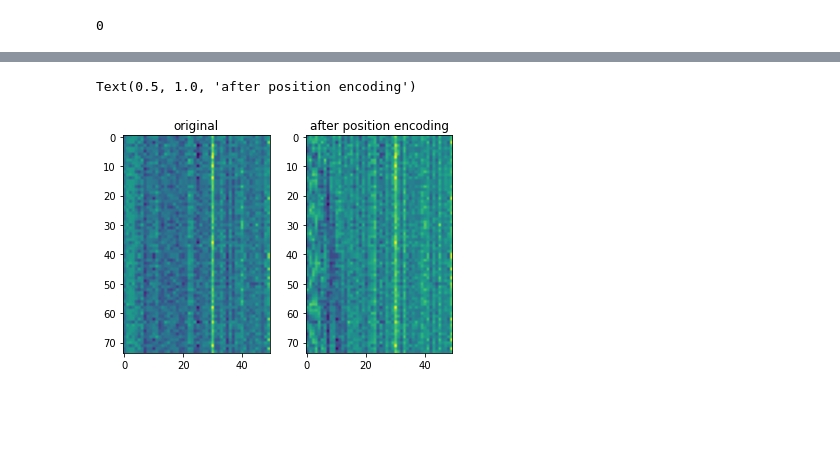
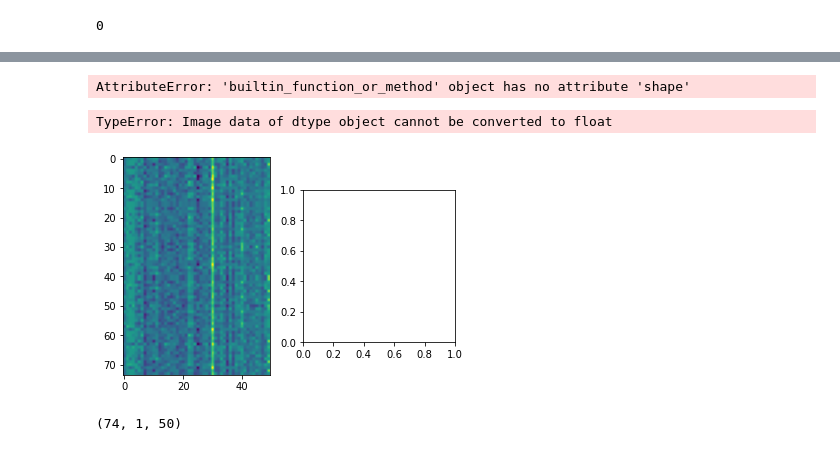
Before and after one commit to robelkebede/stance_detection, a Jupyter notebook: notebooks/Stance Detection.ipynb, the cells around one changed output, grey strips where cells are left out. Saved outputs shown, nothing was run; the diff lists cells and outputs as text; code cells hidden in the pictures; blank space fills up the shorter version.

```diff
--- a/notebooks/Stance Detection.ipynb
+++ b/notebooks/Stance Detection.ipynb
@@ -106,6 +149,6 @@ print(val)
 # %%
 #single head output
-head_output = np.array(head_output).reshape(74,50)
+head_output = np.array(head_output).squeeze()
 # %%
 # positional encoding from https://robelkebede.github.io/2020/11/06/positional-encoding.html
 
@@ -113,13 +156,15 @@ def pos_enc(word_emb,pos):
 
     word_pos,word_emb = [],np.array([i for i in word_emb],dtype=np.float64)
 
+    #print(word_emb.shape)
+
     for i in range(len(word_emb)):
         k = 2*i / len(word_emb)
 
         if i%2 == 0:
-            word_pos.append(np.sin(pos/(1000**k)))
+            word_pos.append(np.sin(pos/(100**k)))
         else:
-            word_pos.append(np.cos(pos/(1000**k)))
+            word_pos.append(np.cos(pos/(100**k)))
 
 
     return  word_emb +word_pos
@@ -128,17 +173,24 @@ def pos_enc(word_emb,pos):
 x1 = np.array([pos_enc(val,i) for i,val in enumerate(head_output)])
 # %%
 %matplotlib inline
-# %%
-# single positional encoding
-x1 = x1.reshape(74,50)
+# %%
+
+print(x1.shape)
+print(head[0])
+# %% [output]
+AttributeError: 'builtin_function_or_method' object has no attribute 'shape'
 # %%
 fig,ax = plt.subplots(1,2)
 
-ax[0].imshow(og)
+ax[0].imshow(head_output.squeeze())
 ax[1].imshow(x1)
 
 ax[0].set_title("original")
-ax[1].set_title("after position encoding")
+ax[1].set_title("after positional encoding")
 # %% [output]
-Text(0.5, 1.0, 'after position encoding')
+TypeError: Image data of dtype object cannot be converted to float
-[figure, old version]
+[figure, new version]
+# %%
+x1.shape
+# %% [output]
+(74, 1, 50)
```
Also changed, not shown: parts of 10 cells of this notebook, 3 other files.
